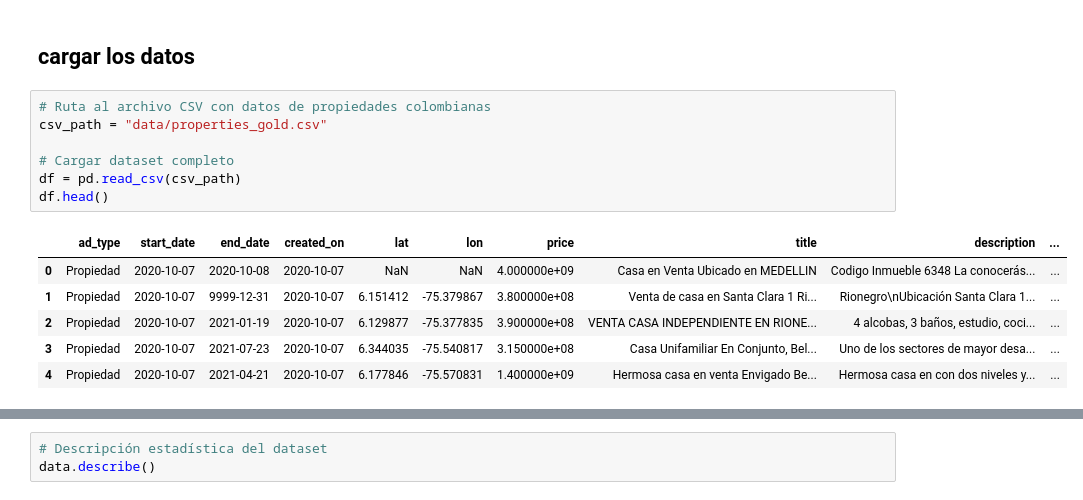
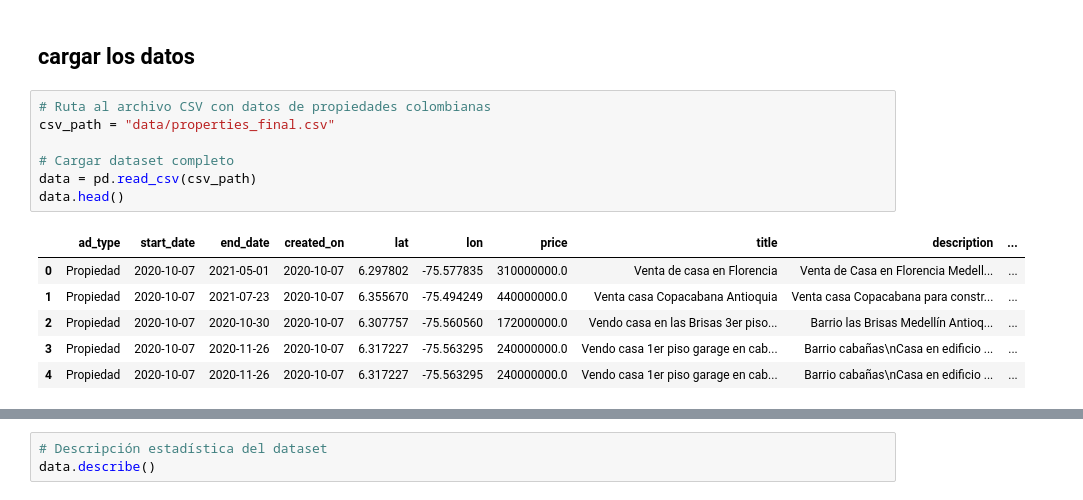
Before and after one commit to andresgonzalezrpo/habidata, a Jupyter notebook: proyecto.ipynb, the cells around one changed output, grey strips where cells are left out. Cells and saved outputs as stored; diff of their text form.

```diff
--- a/proyecto.ipynb
+++ b/proyecto.ipynb
@@ -48,16 +48,16 @@ Entorno configurado correctamente.
 ## cargar los datos
 # %%
 # Ruta al archivo CSV con datos de propiedades colombianas
-csv_path = "data/properties_gold.csv"
+csv_path = "data/properties_final.csv"
 
 # Cargar dataset completo
-df = pd.read_csv(csv_path)
-df.head()
+data = pd.read_csv(csv_path)
+data.head()
 # %% [output]
 |  | ad_type | start_date | end_date | created_on | lat | lon | price | title | description | ... |
-| 0 | Propiedad | 2020-10-07 | 2020-10-08 | 2020-10-07 | NaN | NaN | 4.000000e+09 | Casa en Venta Ubicado en MEDELLIN | Codigo Inmueble 6348 La conocerás... | ... |
-| 1 | Propiedad | 2020-10-07 | 9999-12-31 | 2020-10-07 | 6.151412 | -75.379867 | 3.800000e+08 | Venta de casa en Santa Clara 1 Ri... | Rionegro\nUbicación Santa Clara 1... | ... |
-| 2 | Propiedad | 2020-10-07 | 2021-01-19 | 2020-10-07 | 6.129877 | -75.377835 | 3.900000e+08 | VENTA CASA INDEPENDIENTE EN RIONE... | 4 alcobas, 3 baños, estudio, coci... | ... |
-| 3 | Propiedad | 2020-10-07 | 2021-07-23 | 2020-10-07 | 6.344035 | -75.540817 | 3.150000e+08 | Casa Unifamiliar En Conjunto, Bel... | Uno de los sectores de mayor desa... | ... |
-| 4 | Propiedad | 2020-10-07 | 2021-04-21 | 2020-10-07 | 6.177846 | -75.570831 | 1.400000e+09 | Hermosa casa en venta Envigado Be... | Hermosa casa en con dos niveles y... | ... |
+| 0 | Propiedad | 2020-10-07 | 2021-05-01 | 2020-10-07 | 6.297802 | -75.577835 | 310000000.0 | Venta de casa en Florencia | Venta de Casa en Florencia Medell... | ... |
+| 1 | Propiedad | 2020-10-07 | 2021-07-23 | 2020-10-07 | 6.355670 | -75.494249 | 440000000.0 | Venta casa Copacabana Antioquia | Venta casa Copacabana para constr... | ... |
+| 2 | Propiedad | 2020-10-07 | 2020-10-30 | 2020-10-07 | 6.307757 | -75.560560 | 172000000.0 | Vendo casa en las Brisas 3er piso... | Barrio las Brisas Medellín Antioq... | ... |
+| 3 | Propiedad | 2020-10-07 | 2020-11-26 | 2020-10-07 | 6.317227 | -75.563295 | 240000000.0 | Vendo casa 1er piso garage en cab... | Barrio cabañas\nCasa en edificio ... | ... |
+| 4 | Propiedad | 2020-10-07 | 2020-11-26 | 2020-10-07 | 6.317227 | -75.563295 | 240000000.0 | Vendo casa 1er piso garage en cab... | Barrio cabañas\nCasa en edificio ... | ... |
 # %%
```
Also changed, not shown: parts of 2 cells of this notebook, 4 other files.
